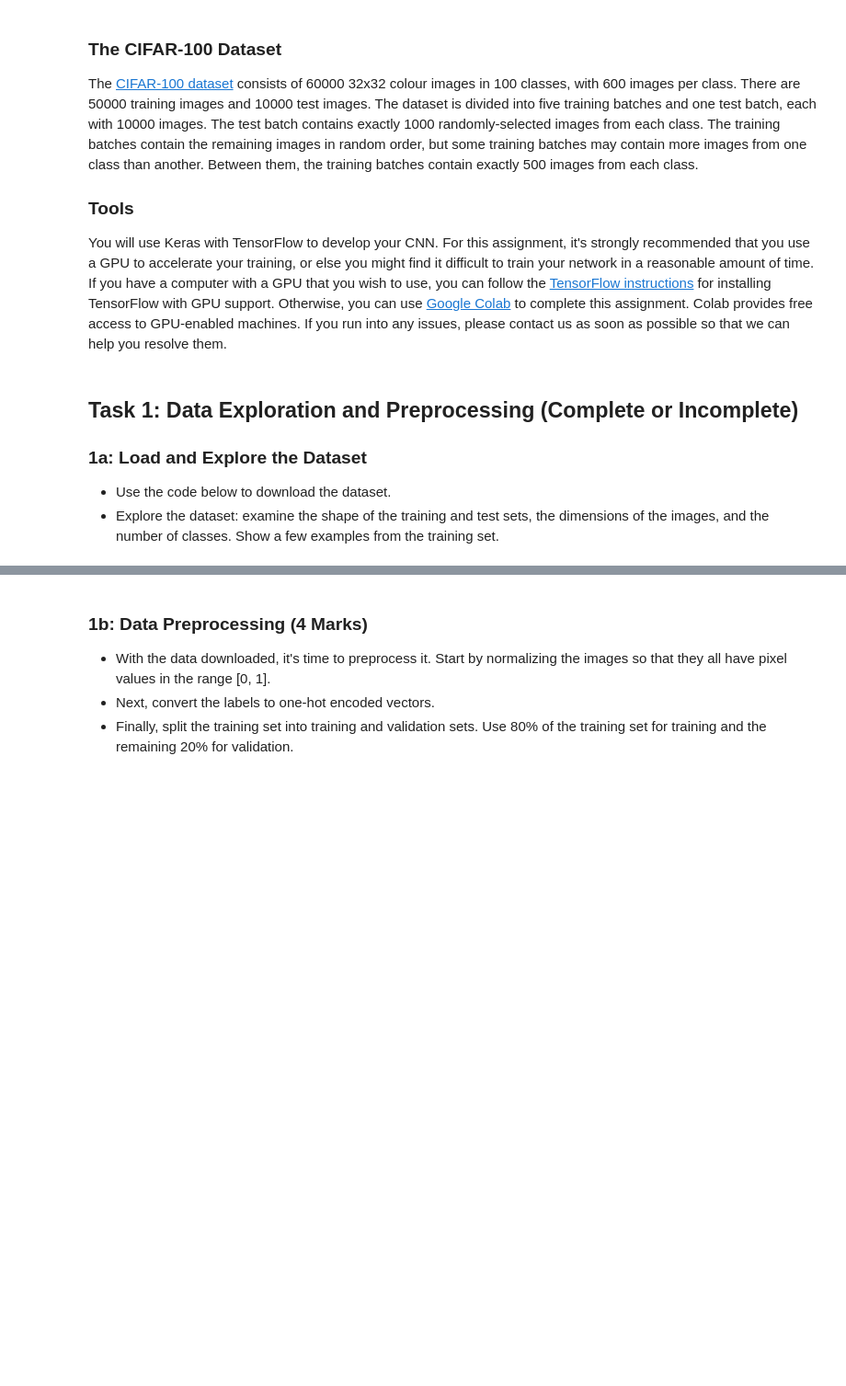
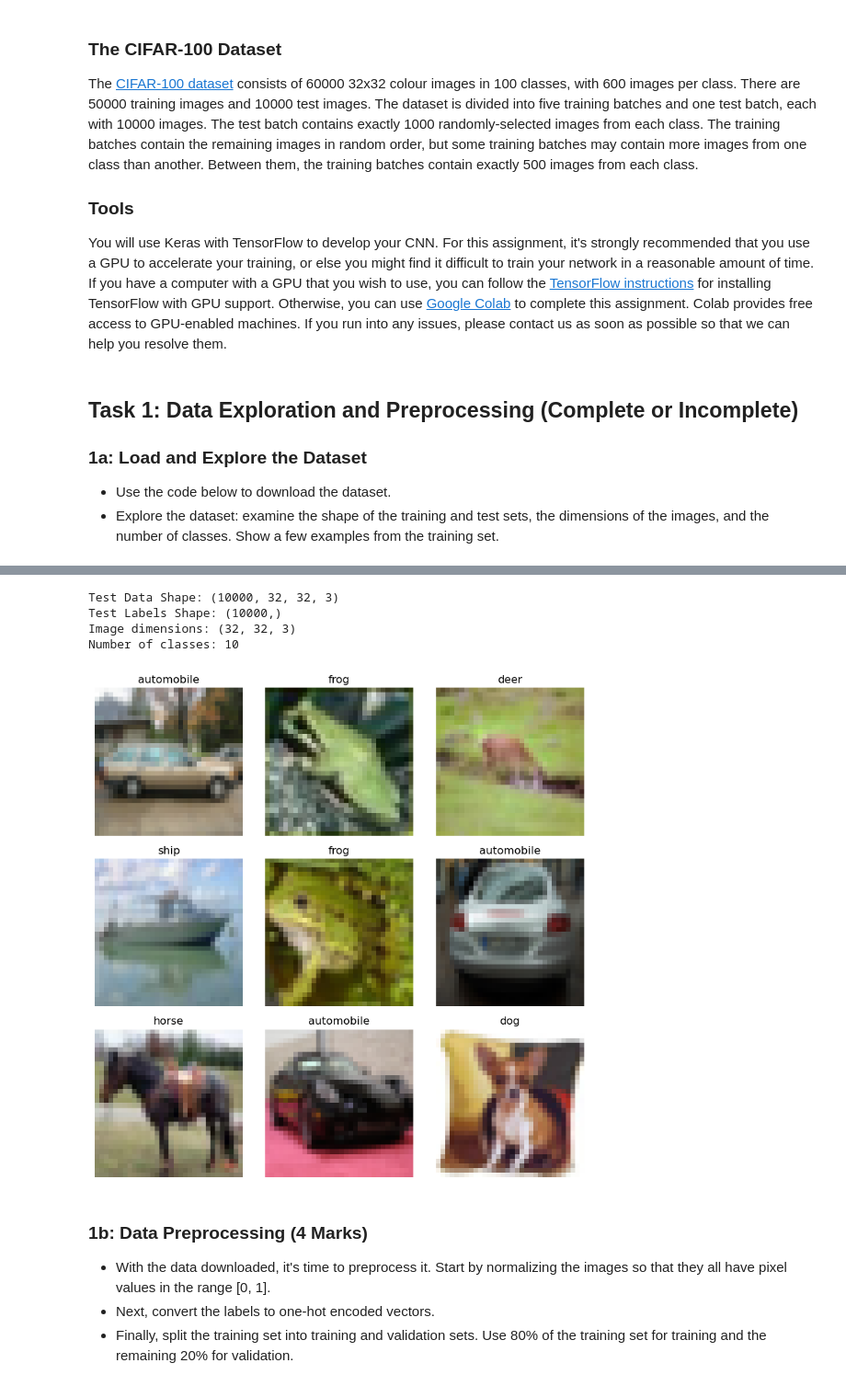
Before and after one commit to UofT-DSI/deep_learning, a Jupyter notebook: 02_activities/assignments/assignment_1.ipynb, the cells around one changed output, grey strips where cells are left out. Shown at 92% size. Drawn from its saved outputs; the diff is of its cells as text; code cells hidden in the pictures; blank space fills up the shorter version.

```diff
--- a/02_activities/assignments/assignment_1.ipynb
+++ b/02_activities/assignments/assignment_1.ipynb
@@ -27,0 +61,20 @@ To enable the following instructions: AVX2 FMA, in other operations, rebuild Ten
+# %%
+import pickle
+
+# Function to unpickle a file
+def unpickle(file):
+    with open(file, 'rb') as fo:
+        data = pickle.load(fo, encoding='bytes')
+    return data
+
+# Load label names from the batches.meta file
+meta_file_path = './cifar-10-batches-py/batches.meta'
+meta_data = unpickle(meta_file_path)
+label_names = meta_data[b'label_names']
+
+# Decode byte strings to normal strings
+label_names = [label.decode('utf-8') for label in label_names]
+
+# Print label names
+print("CIFAR-10 Label Names:")
+print(label_names)
@@ -28,3 +117,48 @@ To enable the following instructions: AVX2 FMA, in other operations, rebuild Ten
+# %%
+# Load test batch
+test_file_path = './cifar-10-batches-py/test_batch'
+test_data_dict = unpickle(test_file_path)
+
+# Extract test data and labels
+test_data = test_data_dict[b'data']
+test_labels = test_data_dict[b'labels']
+
+# Convert test data and labels to numpy arrays
+test_data = test_data.reshape(-1, 3, 32, 32).transpose(0, 2, 3, 1)
+test_labels = np.array(test_labels)
+
+# Print shape of test data and labels
+print("Test Data Shape:", test_data.shape)
+print("Test Labels Shape:", test_labels.shape)
+
+# Dimensions of the images
+image_shape = train_data.shape[1:]
+print("Image dimensions:", image_shape)
+
+# Number of classes
+num_classes = len(label_names)
+print("Number of classes:", num_classes)
+
+# Display a few random sample images from the training set with class names
+def show_random_images(x, y, label_names, num_images=9):
+    plt.figure(figsize=(8, 8))
+    random_idxs = np.random.choice(x.shape[0], num_images, replace=False)
+    for i, idx in enumerate(random_idxs):
+        plt.subplot(3, 3, i + 1)
+        plt.imshow(x[idx].astype('uint8'))
+        plt.title(f'{label_names[y[idx]]}')
+        plt.axis('off')
+    plt.tight_layout()
+    plt.show()
+
+# Show random images with labels
+show_random_images(train_data, train_labels, label_names)
+# %% [output]
+Test Data Shape: (10000, 32, 32, 3)
+Test Labels Shape: (10000,)
+Image dimensions: (32, 32, 3)
+Number of classes: 10
+[figure, added]
 # %% [markdown]
 ### 1b: Data Preprocessing (4 Marks)
 - With the data downloaded, it's time to preprocess it. Start by normalizing the images so that they all have pixel values in the range [0, 1].
```
Also changed, not shown: parts of 22 cells of this notebook.
